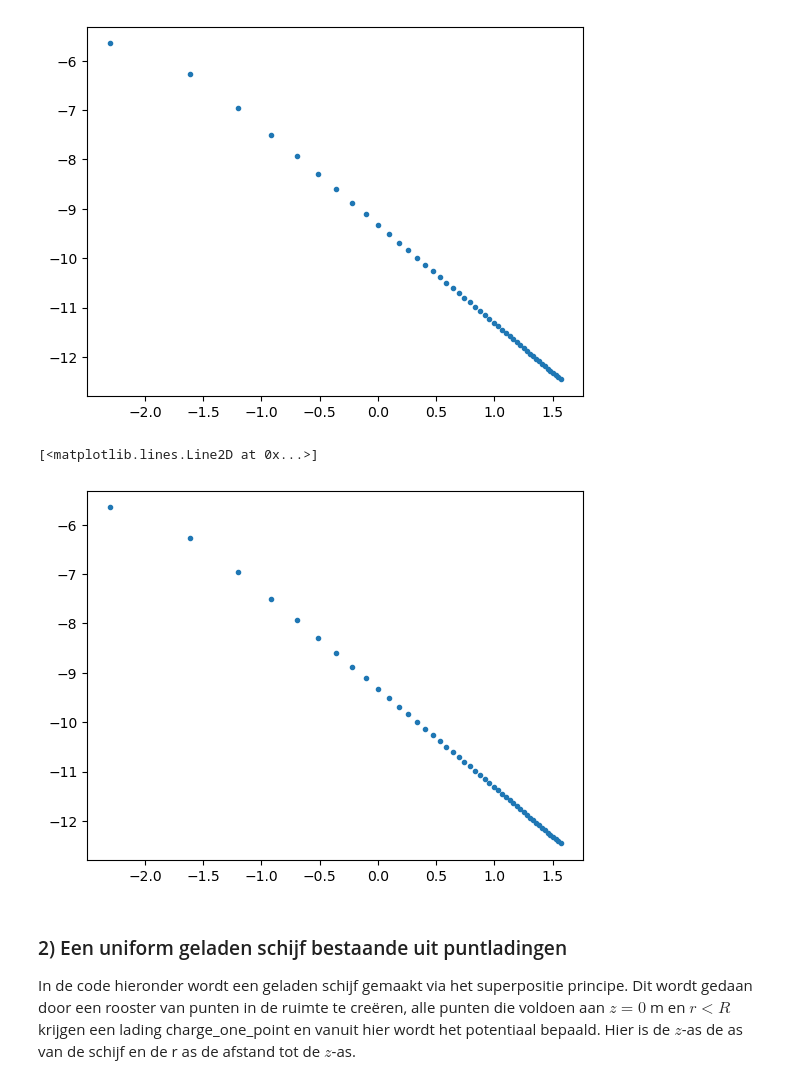
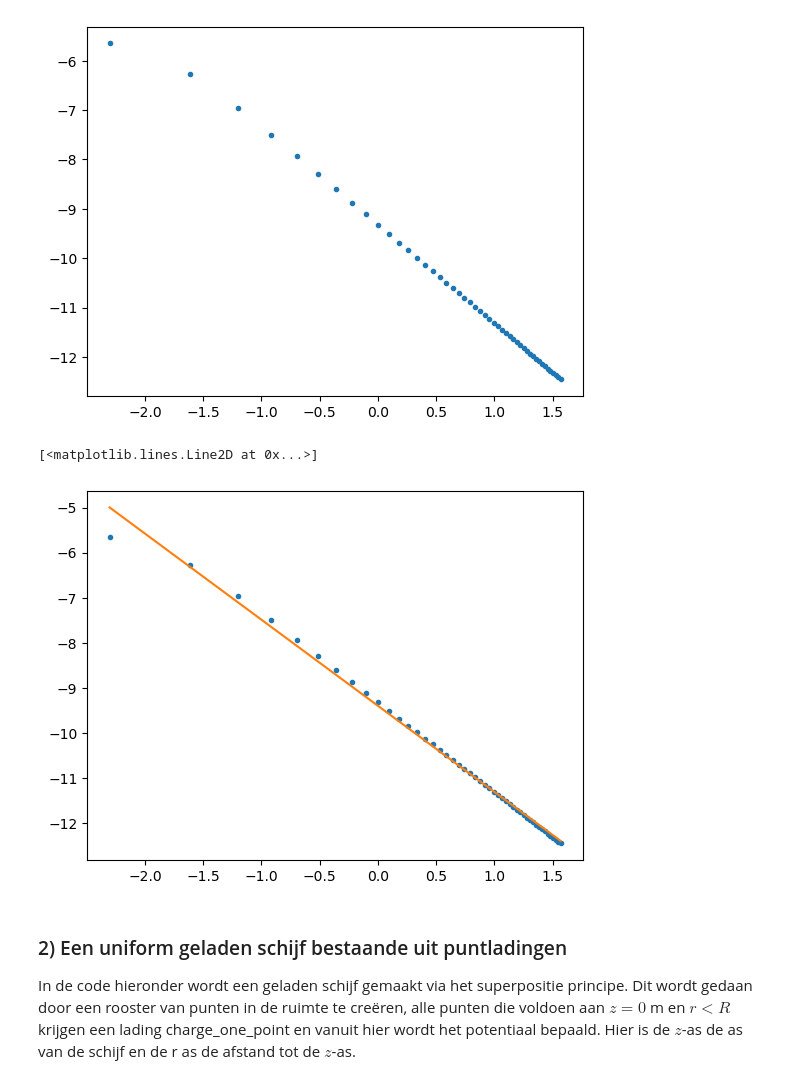
Before and after one commit to JensGroen/opdrachten-DEF-D, a Jupyter notebook: DigitaleOntwerpopdrachten/1CondensatorOpdracht/CondensatorOntwerpopdracht.ipynb, the cells around one changed output. Drawn from its saved outputs; the diff is of its cells as text; code cells hidden in the pictures.

```diff
--- a/DigitaleOntwerpopdrachten/1CondensatorOpdracht/CondensatorOntwerpopdracht.ipynb
+++ b/DigitaleOntwerpopdrachten/1CondensatorOpdracht/CondensatorOntwerpopdracht.ipynb
@@ -136,15 +144,18 @@ plt.plot(np.log(r_for_E), np.log(Eplot), '.')
 [<matplotlib.lines.Line2D at 0x...>]
 [figure]
 # %%
+#E fitten
 val, cov = curve_fit(functie, np.log(r_for_E), np.log(Eplot))
 xtest = np.linspace(np.min(np.log(r_for_E)), np.max(np.log(r_for_E)), 500)
 ytest = functie(xtest,*val)
 
+
 plt.figure()
 plt.plot(np.log(r_for_E), np.log(Eplot), '.')
+plt.plot(xtest, ytest)
 # %% [output]
 [<matplotlib.lines.Line2D at 0x...>]
-[figure, old version]
+[figure, new version]
 # %% [markdown]
 ### 2) Een uniform geladen schijf bestaande uit puntladingen
 
```
Also changed, not shown: parts of 2 cells of this notebook.
